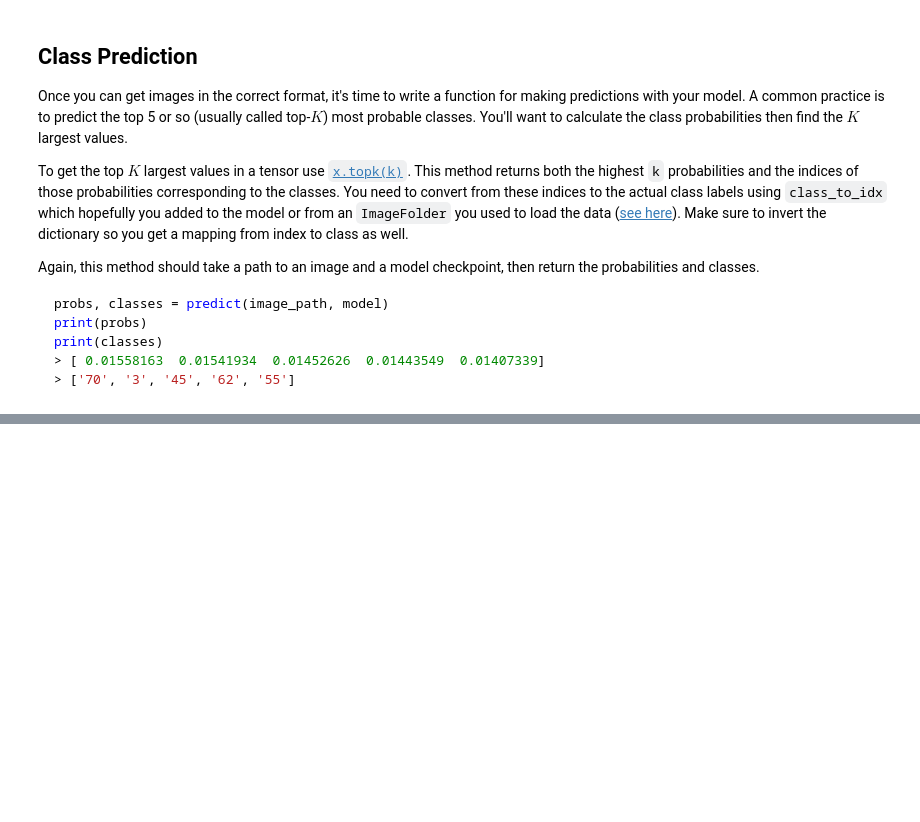
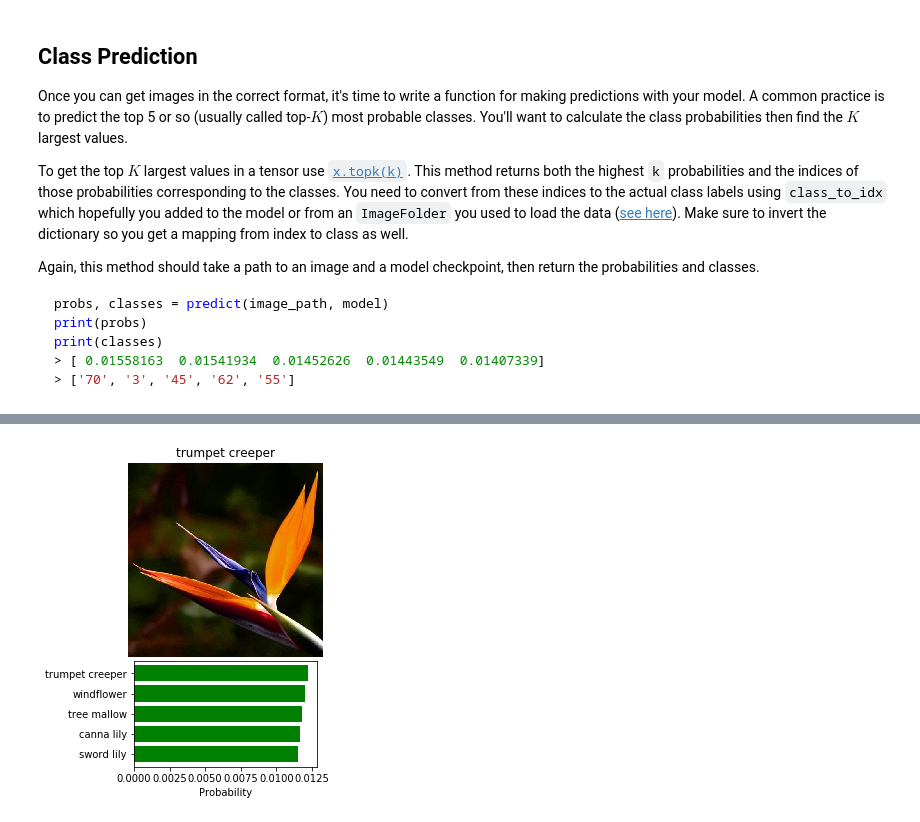
Before and after one commit to cuong-mai/image-classifier-deep-learning, a Jupyter notebook: Image Classifier Project.ipynb, the cells around one changed output, grey strips where cells are left out. Saved outputs shown, nothing was run; the diff lists cells and outputs as text; code cells hidden in the pictures; blank space fills up the shorter version.

```diff
--- a/Image Classifier Project.ipynb
+++ b/Image Classifier Project.ipynb
@@ -584,0 +674,4 @@ You can convert from the class integer encoding to actual flower names with the
+# %%
+check_sanity(test_dir + '/8/' + 'image_03291.jpg', model, device)
+# %% [output]
+[figure, added]
```
Also changed, not shown: parts of 27 cells of this notebook, 1 other file.
